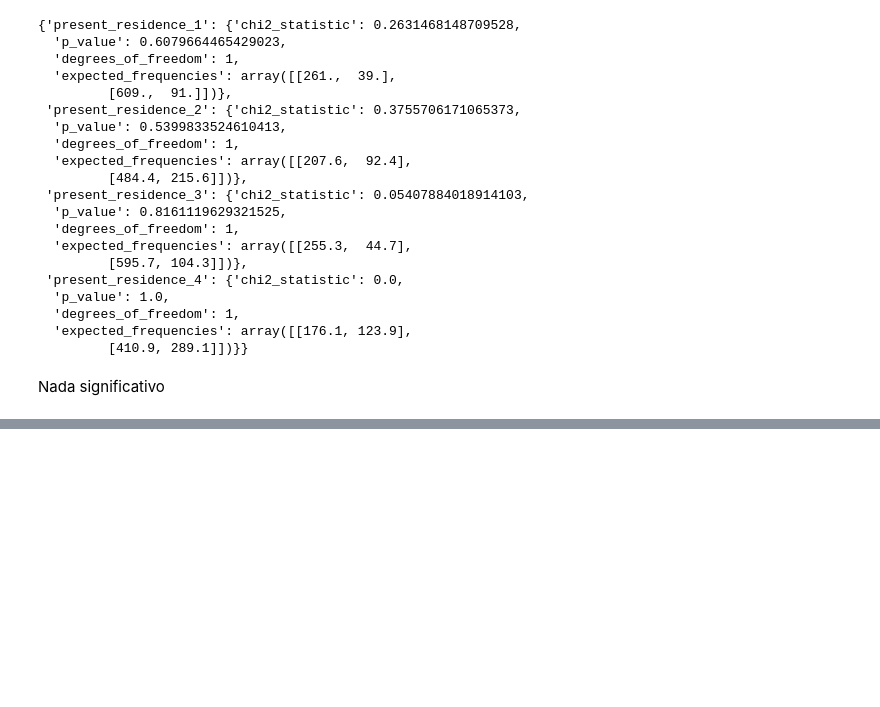
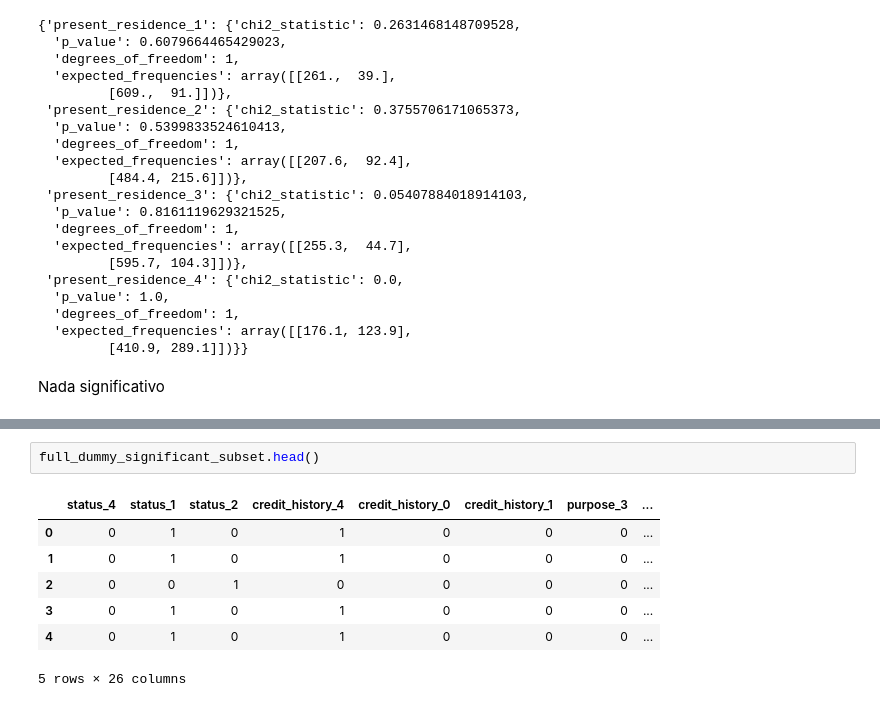
Before and after one commit to victorarmandolezama/south-german-credit, a Jupyter notebook: analyisis_.ipynb, the cells around one changed output, grey strips where cells are left out. Saved outputs shown, nothing was run; the diff lists cells and outputs as text; blank space fills up the shorter version.

```diff
--- a/analyisis_.ipynb
+++ b/analyisis_.ipynb
@@ -607,0 +811,10 @@ Nada significativo
+# %%
+full_dummy_significant_subset.head()
+# %% [output]
+|  | status_4 | status_1 | status_2 | credit_history_4 | credit_history_0 | credit_history_1 | purpose_3 | ... |
+| 0 | 0 | 1 | 0 | 1 | 0 | 0 | 0 | ... |
+| 1 | 0 | 1 | 0 | 1 | 0 | 0 | 0 | ... |
+| 2 | 0 | 0 | 1 | 0 | 0 | 0 | 0 | ... |
+| 3 | 0 | 1 | 0 | 1 | 0 | 0 | 0 | ... |
+| 4 | 0 | 1 | 0 | 1 | 0 | 0 | 0 | ... |
+5 rows × 26 columns
```
Also changed, not shown: parts of 13 cells of this notebook.
